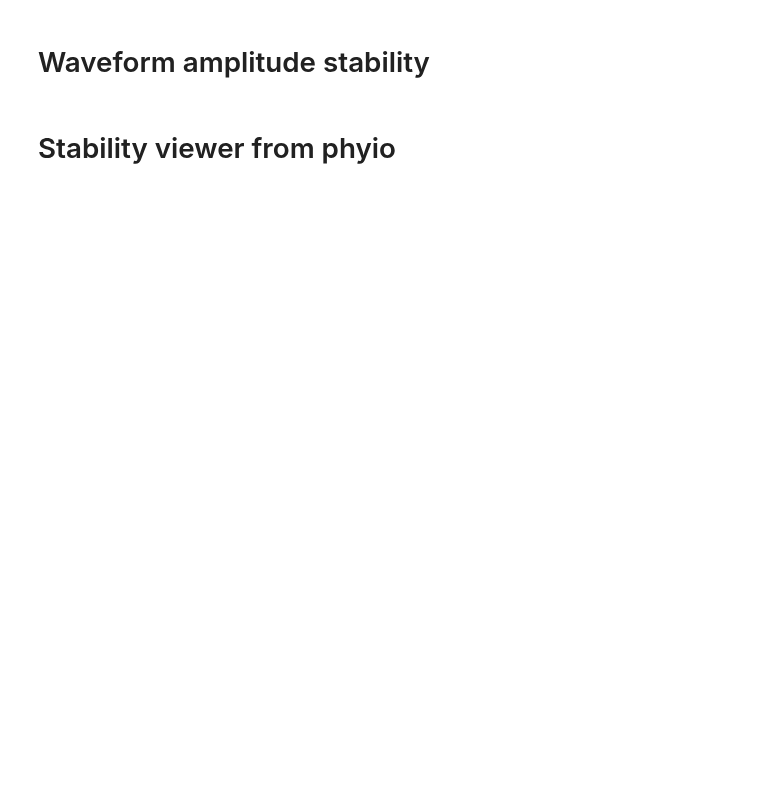
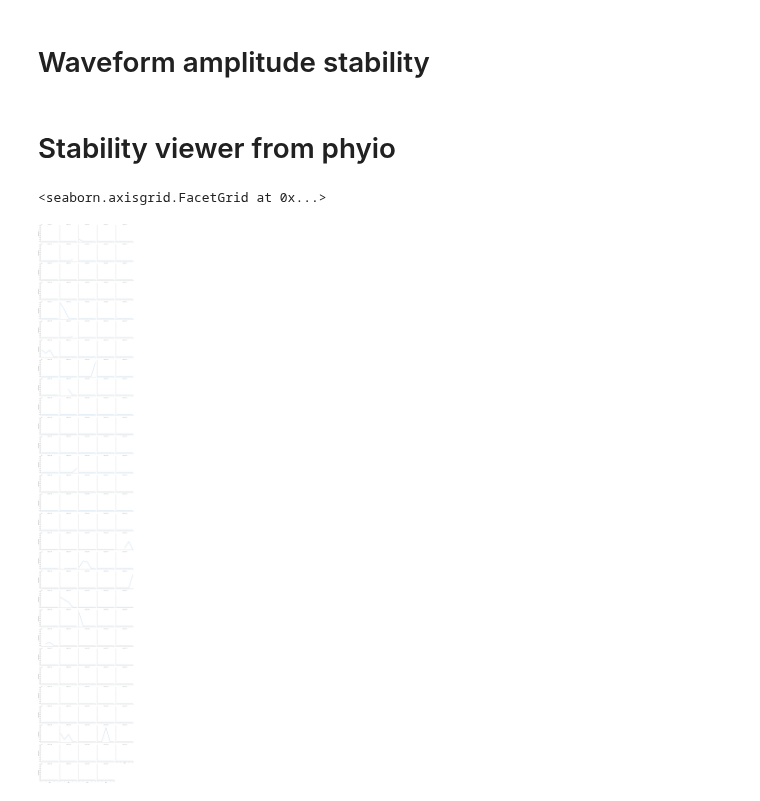
Before and after one commit to bapungiri/NeuroPy, a Jupyter notebook: sleep_deprivation/sd_neurons_stability.ipynb, the cells around one changed output. Saved outputs shown, nothing was run; the diff lists cells and outputs as text; code cells hidden in the pictures; blank space fills up the shorter version.

```diff
--- a/sleep_deprivation/sd_neurons_stability.ipynb
+++ b/sleep_deprivation/sd_neurons_stability.ipynb
@@ -39,12 +39,15 @@ metrics = neurons.metadata['stability_metrics']
 metrics
 # %%
 import seaborn as sns
-
+metrics = metrics.reset_index(drop=True)
 sns.relplot(
     data=metrics,
     x="epoch",
     y="isolation_distances",
     kind="line",
     col="cluster_id",
     col_wrap=5,
 )
+# %% [output]
+<seaborn.axisgrid.FacetGrid at 0x...>
+[figure, added]
```
Also changed, not shown: 2 other files.
